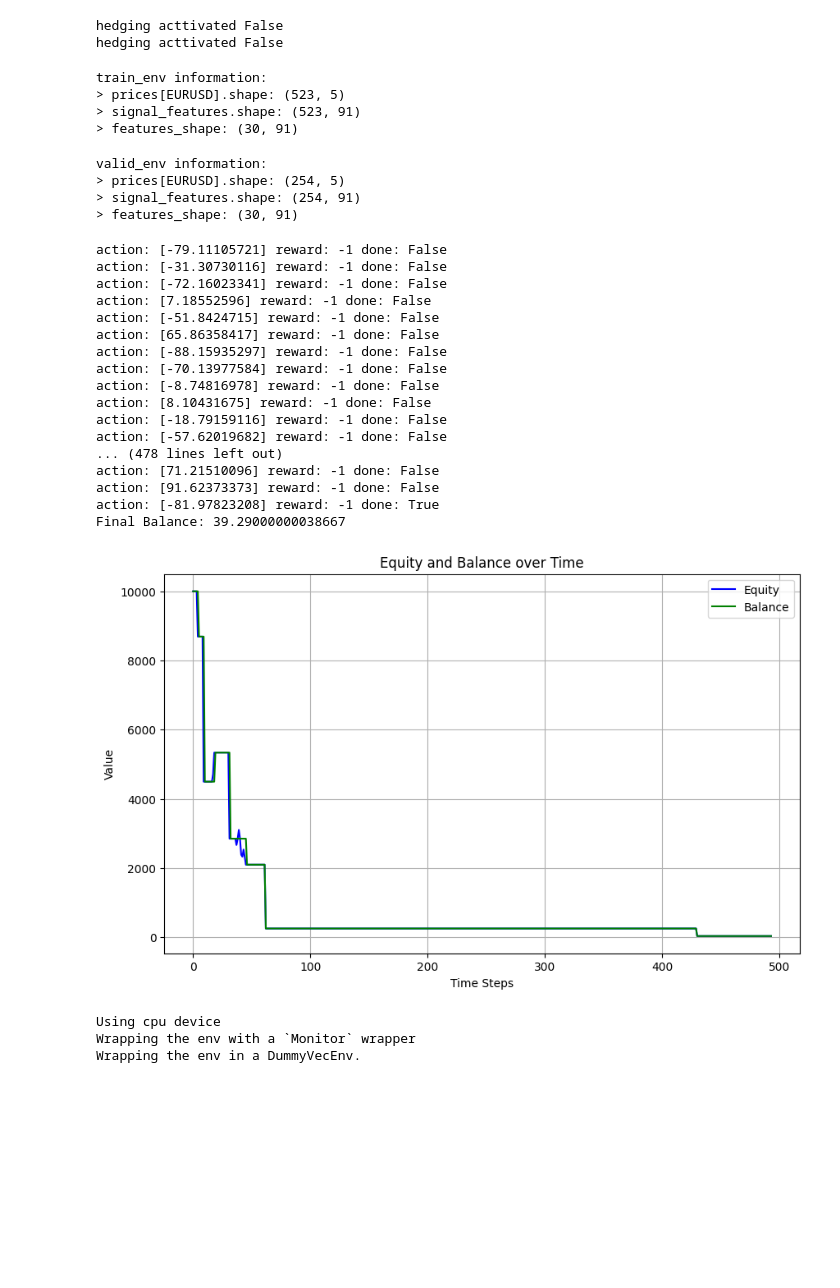
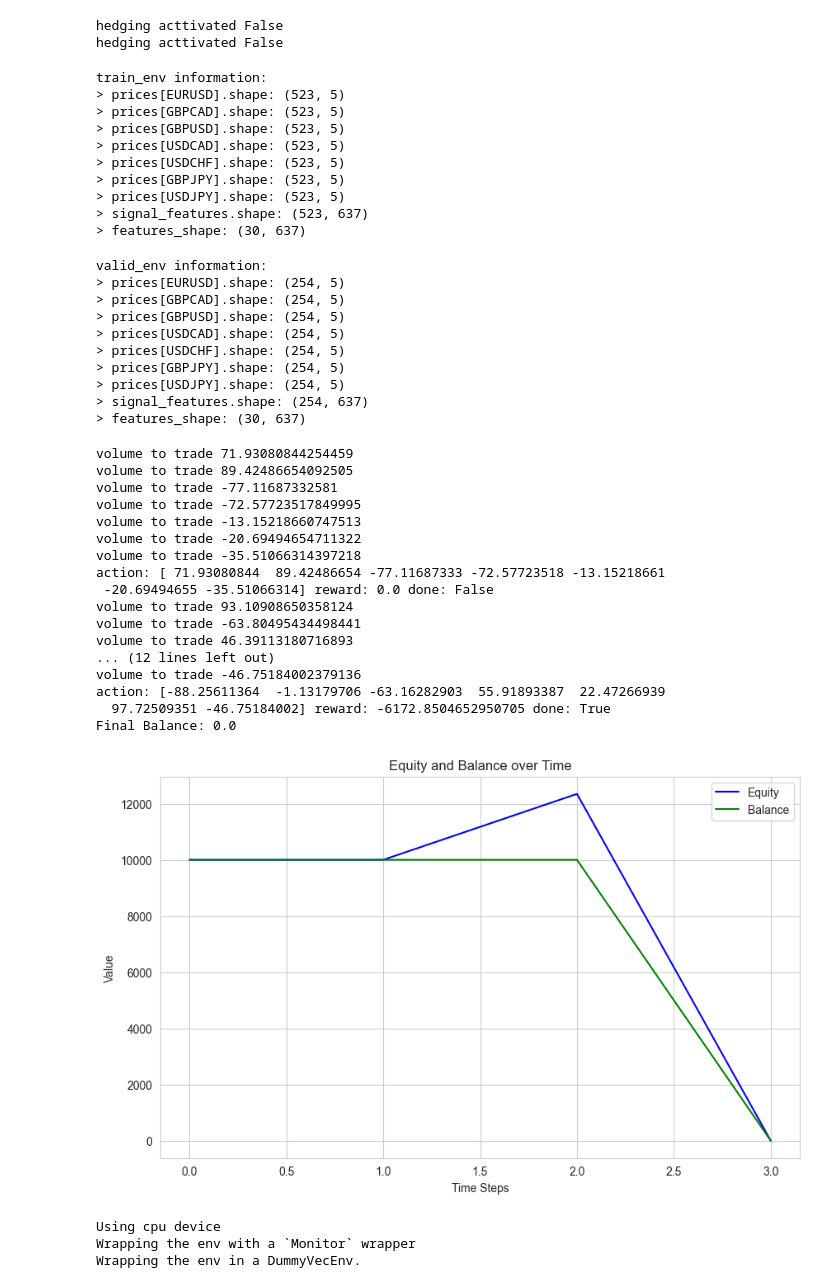
Before and after one commit to XO30/gymnasium-MT5, a Jupyter notebook: devel.ipynb, the cells around one changed output. Saved outputs shown, nothing was run; the diff lists cells and outputs as text; code cells hidden in the pictures; blank space fills up the shorter version.

```diff
--- a/devel.ipynb
+++ b/devel.ipynb
@@ -46,14 +46,14 @@ valid_sim.download_data(
 # %%
 train_env = MtEnvAdvanced(
     original_simulator=train_sim,
-    trading_symbols=['EURUSD'],
+    trading_symbols=['EURUSD', 'GBPCAD', 'GBPUSD', 'USDCAD', 'USDCHF', 'GBPJPY', 'USDJPY'],
     window_size=30,
     multiprocessing_processes=2
 )
 
 valid_env = MtEnvAdvanced(
     original_simulator=valid_sim,
-    trading_symbols=['EURUSD'],
+    trading_symbols=['EURUSD', 'GBPCAD', 'GBPUSD', 'USDCAD', 'USDCHF', 'GBPJPY', 'USDJPY'],
     window_size=30,
     multiprocessing_processes=2
 )
@@ -71,8 +71,14 @@ print("> features_shape:", train_env.features_shape)
 # %% [output]
 train_env information:
 > prices[EURUSD].shape: (523, 5)
-> signal_features.shape: (523, 91)
-> features_shape: (30, 91)
+> prices[GBPCAD].shape: (523, 5)
+> prices[GBPUSD].shape: (523, 5)
+> prices[USDCAD].shape: (523, 5)
+> prices[USDCHF].shape: (523, 5)
+> prices[GBPJPY].shape: (523, 5)
+> prices[USDJPY].shape: (523, 5)
+> signal_features.shape: (523, 637)
+> features_shape: (30, 637)
 # %%
 print("valid_env information:")
 
@@ -84,40 +90,46 @@ print("> features_shape:", valid_env.features_shape)
 # %% [output]
 valid_env information:
 > prices[EURUSD].shape: (254, 5)
-> signal_features.shape: (254, 91)
-> features_shape: (30, 91)
+> prices[GBPCAD].shape: (254, 5)
+> prices[GBPUSD].shape: (254, 5)
+> prices[USDCAD].shape: (254, 5)
+> prices[USDCHF].shape: (254, 5)
+> prices[GBPJPY].shape: (254, 5)
+> prices[USDJPY].shape: (254, 5)
+> signal_features.shape: (254, 637)
+> features_shape: (30, 637)
 # %%
 observation = train_env.reset()
 
 while True:
     action = train_env.action_space.sample()
-    observation, reward, done, info = train_env.step(action)
+    observation, reward, done, _, info = train_env.step(action)
     print("action:", action, "reward:", reward, "done:", done)
 
 
     if done:
         print("Final Balance:", info['balance'][-1])
         train_env.render(mode='simple_figure')
         break
 # %% [output]
-action: [-79.11105721] reward: -1 done: False
-action: [-31.30730116] reward: -1 done: False
-action: [-72.16023341] reward: -1 done: False
-action: [7.18552596] reward: -1 done: False
-action: [-51.8424715] reward: -1 done: False
-action: [65.86358417] reward: -1 done: False
-action: [-88.15935297] reward: -1 done: False
-action: [-70.13977584] reward: -1 done: False
-action: [-8.74816978] reward: -1 done: False
-action: [8.10431675] reward: -1 done: False
-action: [-18.79159116] reward: -1 done: False
-action: [-57.62019682] reward: -1 done: False
-... (478 lines left out)
-action: [71.21510096] reward: -1 done: False
-action: [91.62373373] reward: -1 done: False
-action: [-81.97823208] reward: -1 done: True
-Final Balance: 39.29000000038667
+volume to trade 71.93080844254459
+volume to trade 89.42486654092505
+volume to trade -77.11687332581
+volume to trade -72.57723517849995
+volume to trade -13.15218660747513
+volume to trade -20.69494654711322
+volume to trade -35.51066314397218
+action: [ 71.93080844  89.42486654 -77.11687333 -72.57723518 -13.15218661
+ -20.69494655 -35.51066314] reward: 0.0 done: False
+volume to trade 93.10908650358124
+volume to trade -63.80495434498441
+volume to trade 46.39113180716893
+... (12 lines left out)
+volume to trade -46.75184002379136
+action: [-88.25611364  -1.13179706 -63.16282903  55.91893387  22.47266939
+  97.72509351 -46.75184002] reward: -6172.8504652950705 done: True
+Final Balance: 0.0
-[figure, old version]
+[figure, new version]
 # %%
 model = A2C('MultiInputPolicy', train_env, verbose=1)
 observation = train_env.reset()
```
Also changed, not shown: parts of 6 cells of this notebook, 11 other files.
